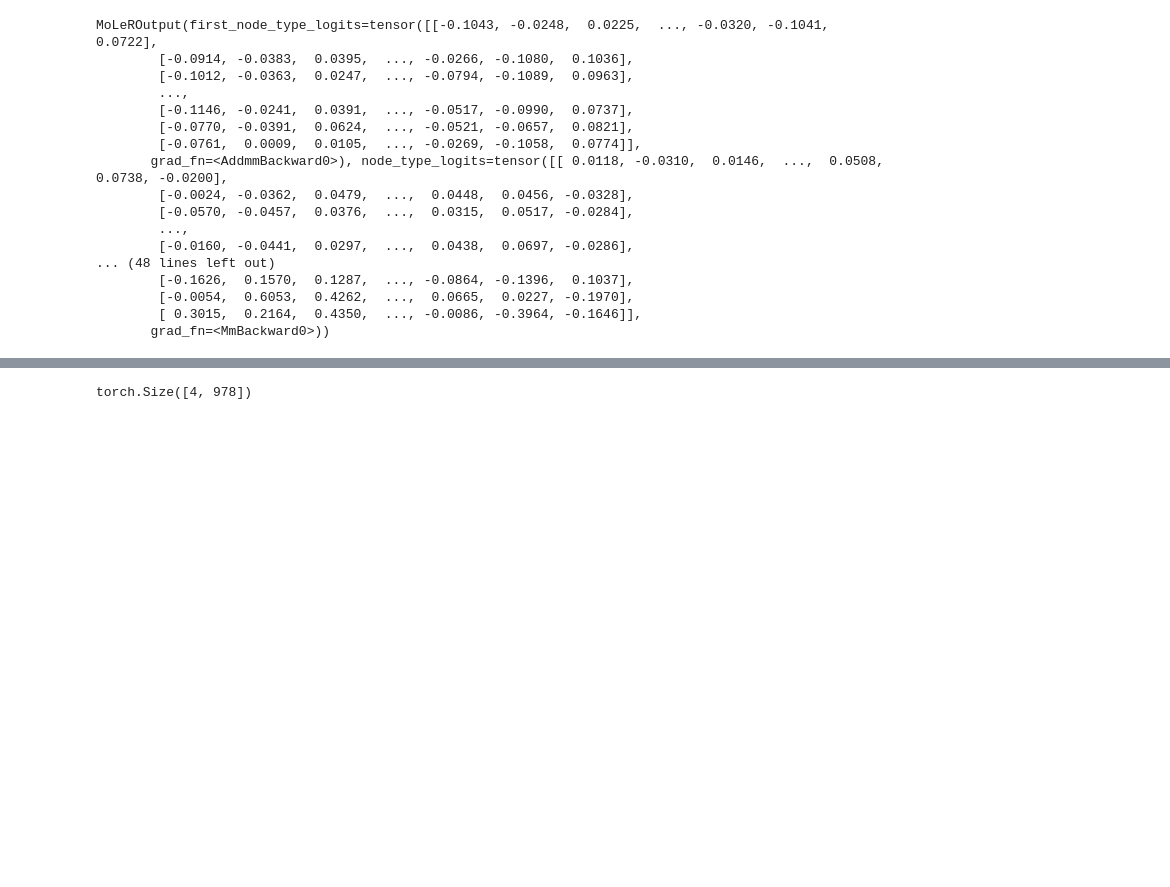
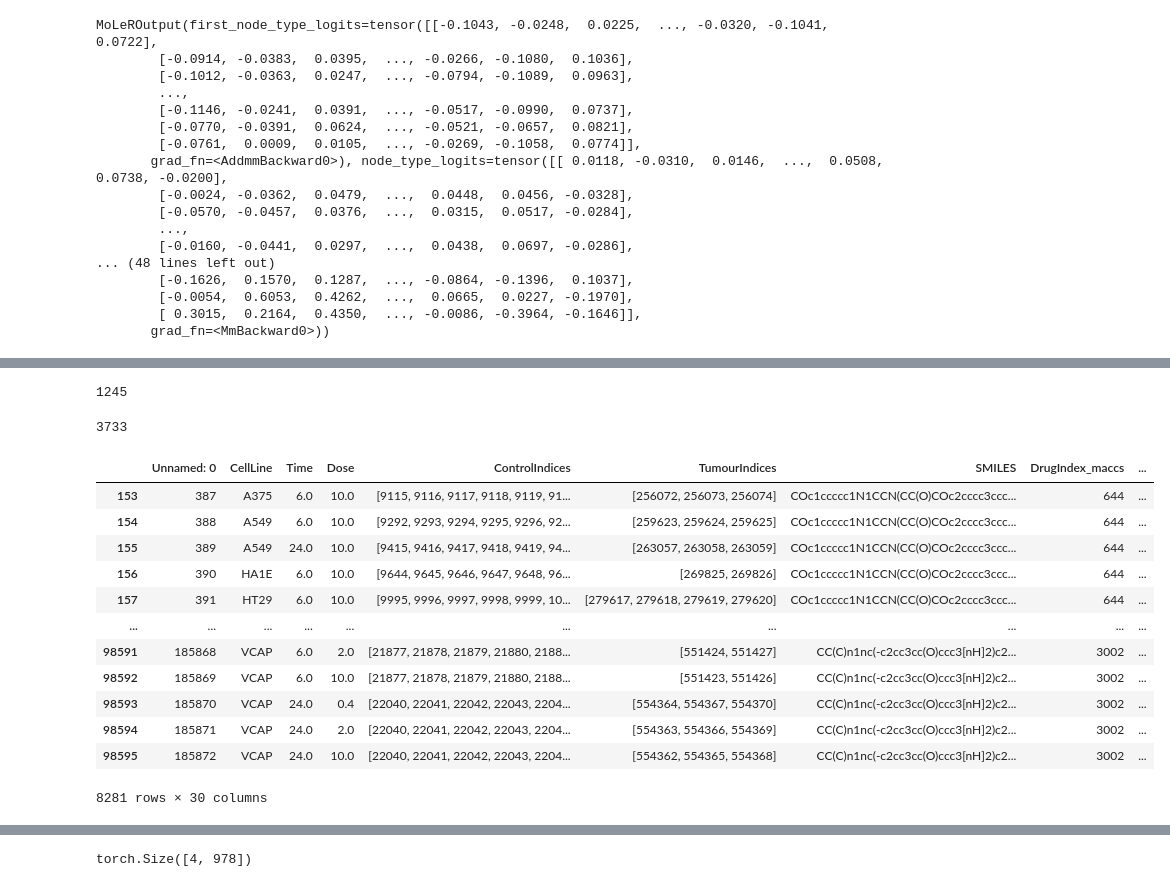
Before and after one commit to nomoresomethingwentwrong/GLDM, a Jupyter notebook: Incorporating l1000.ipynb, the cells around one changed output, grey strips where cells are left out. Cells and saved outputs as stored; diff of their text form; code cells hidden in the pictures; blank space fills up the shorter version.

Commit message:
results notebook + train valid test split with excape db

```diff
--- a/Incorporating l1000.ipynb
+++ b/Incorporating l1000.ipynb
@@ -105,0 +154,20 @@ ValueError: setting an array element with a sequence.
+# %%
+# keep only activate molecules
+df_excape_active = df_excape[df_excape['Activity_Flag']=='A']
+# %%
+from rdkit import Chem
+
+proteins = ['AKT1', 'AKT2', 'AURKB', 'CTSK', 'EGFR', 'HDAC1', 'MTOR', 'PIK3CA', 'SMAD3', 'TP53']
+
+def convert_to_canonical_smiles(smiles):
+    res = []
+    try:
+        for i in smiles:
+            res.append(Chem.MolToSmiles(Chem.MolFromSmiles(i)))
+    except Exception as e:
+        print(e)
+    return res
+
+protein_to_smiles = {}
+for protein in proteins:
+    protein_to_smiles[protein] = convert_to_canonical_smiles(df_excape_active[df_excape_active['Gene_Symbol']==protein].SMILES.to_list())
@@ -105,0 +205,9 @@ ValueError: setting an array element with a sequence.
+# %%
+test_set_smiles = []
+test_set_protein_to_l1000_smiles = {}
+for protein in protein_to_smiles.keys():
+    l1000_smiles_that_are_also_inhibitors = df[df['SMILES'].isin(protein_to_smiles[protein])].SMILES.unique().tolist()
+    test_set_protein_to_l1000_smiles[protein] = l1000_smiles_that_are_also_inhibitors
+    test_set_smiles +=l1000_smiles_that_are_also_inhibitors
+
+test_set_smiles = list(set(test_set_smiles))
@@ -105,0 +244,21 @@ ValueError: setting an array element with a sequence.
+# %%
+# Extract the active molecules that inhibit the protein targets in excape db from the l1000 dataset
+# and assign them as the test set
+from sklearn.model_selection import train_test_split
+
+df_test = df[df['SMILES'].isin(test_set_smiles)]
+
+# Split the rest of the molecules
+unique_smiles_not_in_test_set = [smile for smile in df['SMILES'].unique() if smile not in test_set_smiles]
+unique_smiles_train, unique_smiles_valid = train_test_split(unique_smiles_not_in_test_set, test_size=0.25, random_state=42)
+
+df_train = df[df['SMILES'].isin(unique_smiles_train)]
+df_valid = df[df['SMILES'].isin(unique_smiles_valid)]
+# %%
+len(unique_smiles_valid)
+# %% [output]
+1245
+# %%
+len(unique_smiles_train)
+# %% [output]
+3733
@@ -105,0 +269,16 @@ ValueError: setting an array element with a sequence.
+# %%
+df_test
+# %% [output]
+|  | Unnamed: 0 | CellLine | Time | Dose | ControlIndices | TumourIndices | SMILES | DrugIndex_maccs | ... |
+| 153 | 387 | A375 | 6.0 | 10.0 | [9115, 9116, 9117, 9118, 9119, 91... | [256072, 256073, 256074] | COc1ccccc1N1CCN(CC(O)COc2cccc3ccc... | 644 | ... |
+| 154 | 388 | A549 | 6.0 | 10.0 | [9292, 9293, 9294, 9295, 9296, 92... | [259623, 259624, 259625] | COc1ccccc1N1CCN(CC(O)COc2cccc3ccc... | 644 | ... |
+| 155 | 389 | A549 | 24.0 | 10.0 | [9415, 9416, 9417, 9418, 9419, 94... | [263057, 263058, 263059] | COc1ccccc1N1CCN(CC(O)COc2cccc3ccc... | 644 | ... |
+| 156 | 390 | HA1E | 6.0 | 10.0 | [9644, 9645, 9646, 9647, 9648, 96... | [269825, 269826] | COc1ccccc1N1CCN(CC(O)COc2cccc3ccc... | 644 | ... |
+| 157 | 391 | HT29 | 6.0 | 10.0 | [9995, 9996, 9997, 9998, 9999, 10... | [279617, 279618, 279619, 279620] | COc1ccccc1N1CCN(CC(O)COc2cccc3ccc... | 644 | ... |
+| ... | ... | ... | ... | ... | ... | ... | ... | ... | ... |
+| 98591 | 185868 | VCAP | 6.0 | 2.0 | [21877, 21878, 21879, 21880, 2188... | [551424, 551427] | CC(C)n1nc(-c2cc3cc(O)ccc3[nH]2)c2... | 3002 | ... |
+| 98592 | 185869 | VCAP | 6.0 | 10.0 | [21877, 21878, 21879, 21880, 2188... | [551423, 551426] | CC(C)n1nc(-c2cc3cc(O)ccc3[nH]2)c2... | 3002 | ... |
+| 98593 | 185870 | VCAP | 24.0 | 0.4 | [22040, 22041, 22042, 22043, 2204... | [554364, 554367, 554370] | CC(C)n1nc(-c2cc3cc(O)ccc3[nH]2)c2... | 3002 | ... |
+| 98594 | 185871 | VCAP | 24.0 | 2.0 | [22040, 22041, 22042, 22043, 2204... | [554363, 554366, 554369] | CC(C)n1nc(-c2cc3cc(O)ccc3[nH]2)c2... | 3002 | ... |
+| 98595 | 185872 | VCAP | 24.0 | 10.0 | [22040, 22041, 22042, 22043, 2204... | [554362, 554365, 554368] | CC(C)n1nc(-c2cc3cc(O)ccc3[nH]2)c2... | 3002 | ... |
+8281 rows × 30 columns
```
Also changed, not shown: parts of 14 cells of this notebook, 1 other file.
